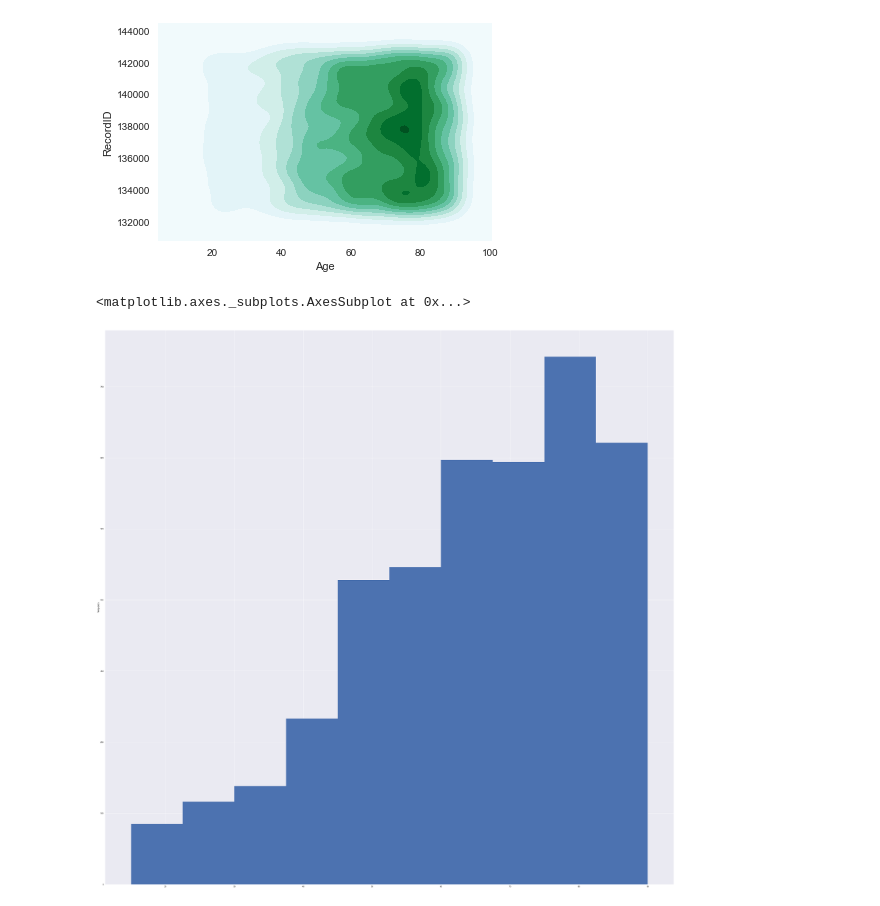
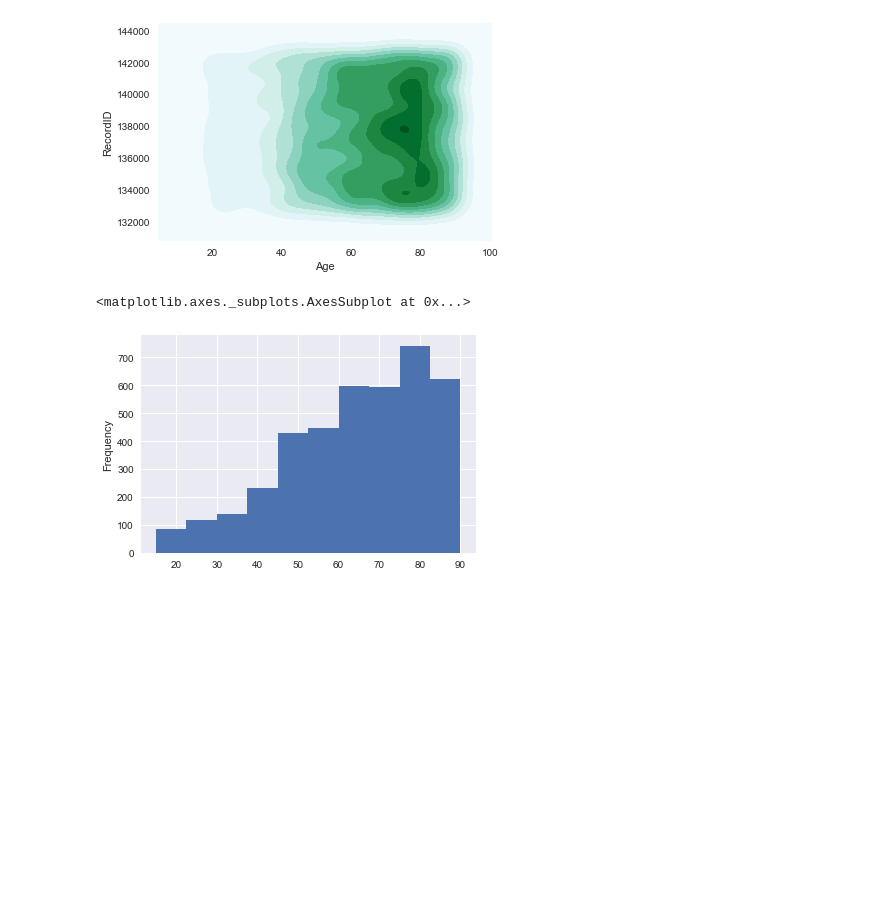
Before and after one commit to meesum-Ali/DataScience, a Jupyter notebook: AI_ClassAssignment_Waseem.ipynb, the cells around one changed output. Drawn from its saved outputs; the diff is of its cells as text; code cells hidden in the pictures; blank space fills up the shorter version.

```diff
--- a/AI_ClassAssignment_Waseem.ipynb
+++ b/AI_ClassAssignment_Waseem.ipynb
@@ -18,6 +18,7 @@ os.getcwd()
 # lsOfFileNames => will contain all file names and lsDataFramesForHist => will contain all data frames
 lsOfFileNames = []
 lsDataFramesForHist = []
+lsDataFramesForTimeSeries = []
 # %%
 #Iterate over folder and append filenames in list declared above. Actual filenames start from 8th index
 for files in os.walk("./AI_WaseemHaider"):
@@ -31,6 +45,8 @@ lsOfFileNames = lsOfFileNames[8]
 # Append the transpose of grouped dataframe to dataframes list.
 for filename in lsOfFileNames:
     d = pd.read_csv("./AI_WaseemHaider/set-a/" + filename)
+    d.Time = d.Time.map(lambda x: "00:"+x)
+    lsDataFramesForTimeSeries.append(d)
     d = d.drop(columns=['Time'])
     e = d.groupby(['Parameter']).agg({'Value':'mean'})
     lsDataFramesForHist.append(e.T)
@@ -87,7 +103,7 @@ sns.kdeplot(DfForHistogram.Age,DfForHistogram.RecordID, shade=True);
 # %% [output]
 [figure]
 # %%
-DfForHistogram.Age.plot(kind='hist', figsize=(50,50))
+DfForHistogram.Age.plot(kind='hist')
 # %% [output]
 <matplotlib.axes._subplots.AxesSubplot at 0x...>
-[figure, old version]
+[figure, new version]
```
Also changed, not shown: parts of 14 cells of this notebook.
